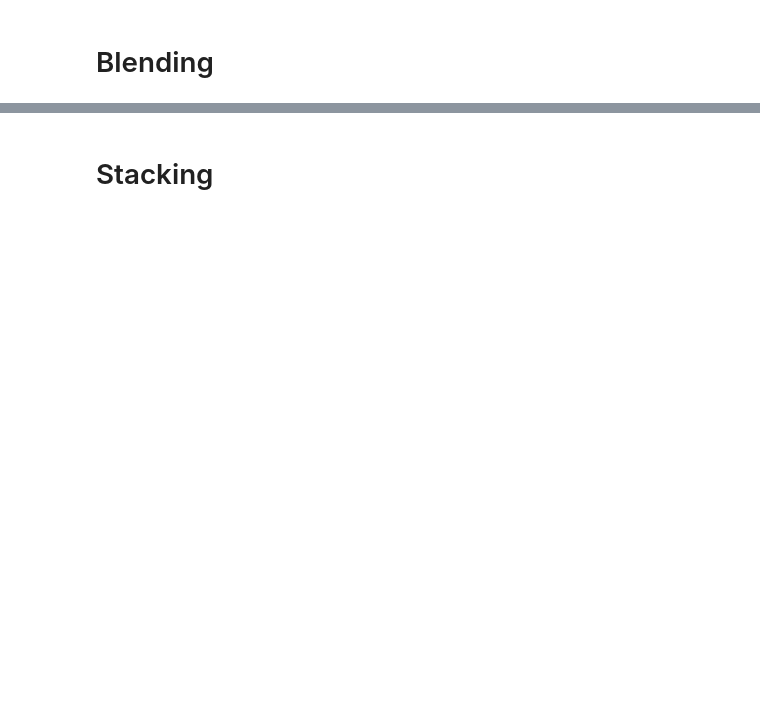
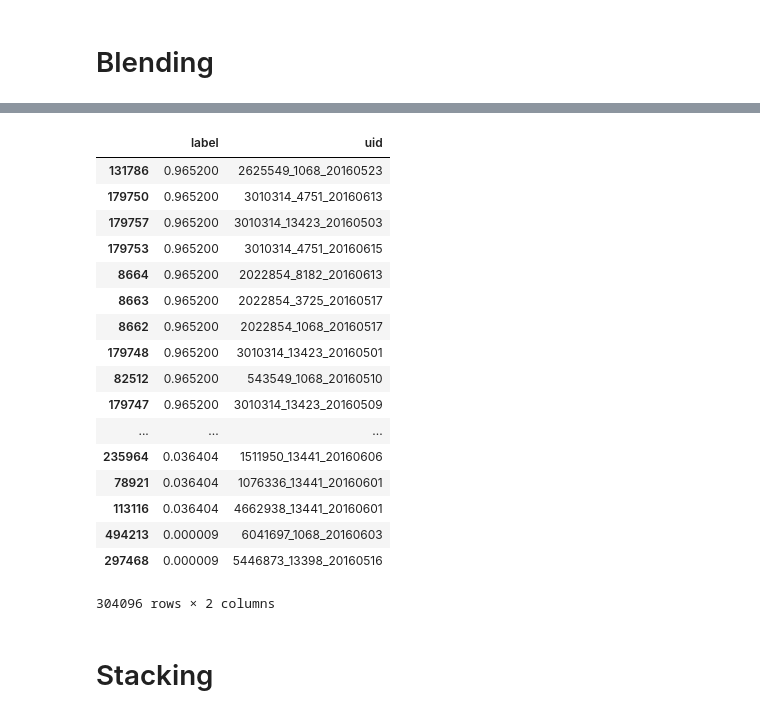
Before and after one commit to lingchingteng/100Day-ML-Marathon, a Jupyter notebook: D51/ian_ML100_Mid.ipynb, the cells around one changed output, grey strips where cells are left out. Saved outputs shown, nothing was run; the diff lists cells and outputs as text; code cells hidden in the pictures; blank space fills up the shorter version.

```diff
--- a/D51/ian_ML100_Mid.ipynb
+++ b/D51/ian_ML100_Mid.ipynb
@@ -1100,6 +1108,27 @@ blending_pred = df_lr['label']*0.03  + df_gdbt['label']*0.57 + df_rf['label']*0.
 df_submit_rf['label'] = blending_pred
 df_submit = keep_higher_probability_if_same_uid(df_submit_rf)
 to_csv(df_submit, 'submission_Blending.csv')
+# %%
+df_submit
+# %% [output]
+|  | label | uid |
+| 131786 | 0.965200 | 2625549_1068_20160523 |
+| 179750 | 0.965200 | 3010314_4751_20160613 |
+| 179757 | 0.965200 | 3010314_13423_20160503 |
+| 179753 | 0.965200 | 3010314_4751_20160615 |
+| 8664 | 0.965200 | 2022854_8182_20160613 |
+| 8663 | 0.965200 | 2022854_3725_20160517 |
+| 8662 | 0.965200 | 2022854_1068_20160517 |
+| 179748 | 0.965200 | 3010314_13423_20160501 |
+| 82512 | 0.965200 | 543549_1068_20160510 |
+| 179747 | 0.965200 | 3010314_13423_20160509 |
+| ... | ... | ... |
+| 235964 | 0.036404 | 1511950_13441_20160606 |
+| 78921 | 0.036404 | 1076336_13441_20160601 |
+| 113116 | 0.036404 | 4662938_13441_20160601 |
+| 494213 | 0.000009 | 6041697_1068_20160603 |
+| 297468 | 0.000009 | 5446873_13398_20160516 |
+304096 rows × 2 columns
 # %% [markdown]
 # Stacking
 # %%
```
Also changed, not shown: parts of 11 cells of this notebook, 26 other files.
